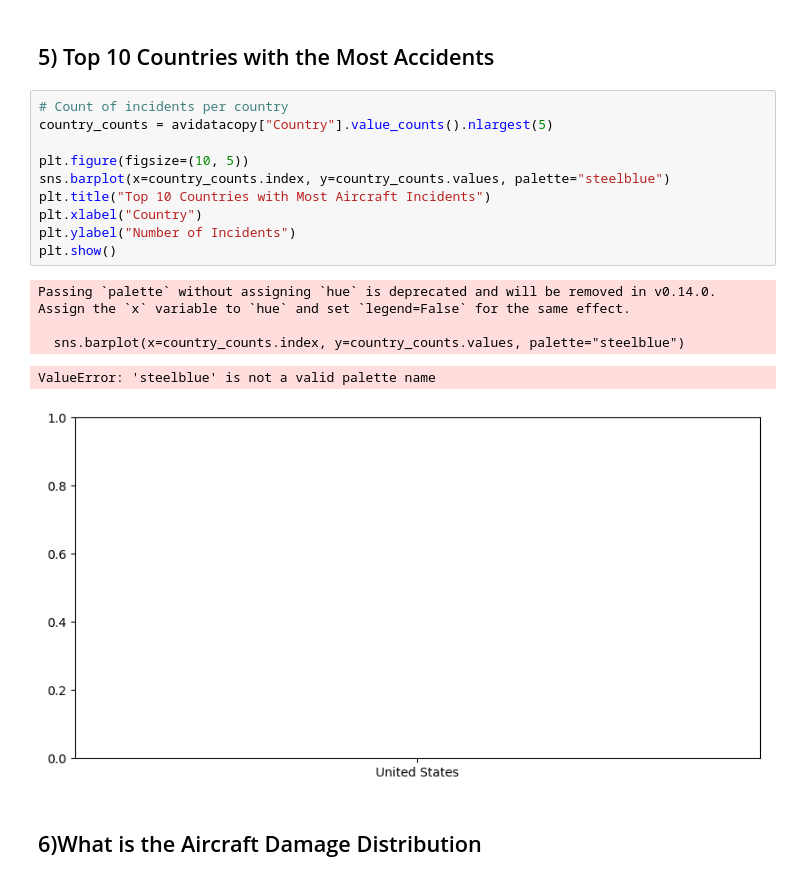
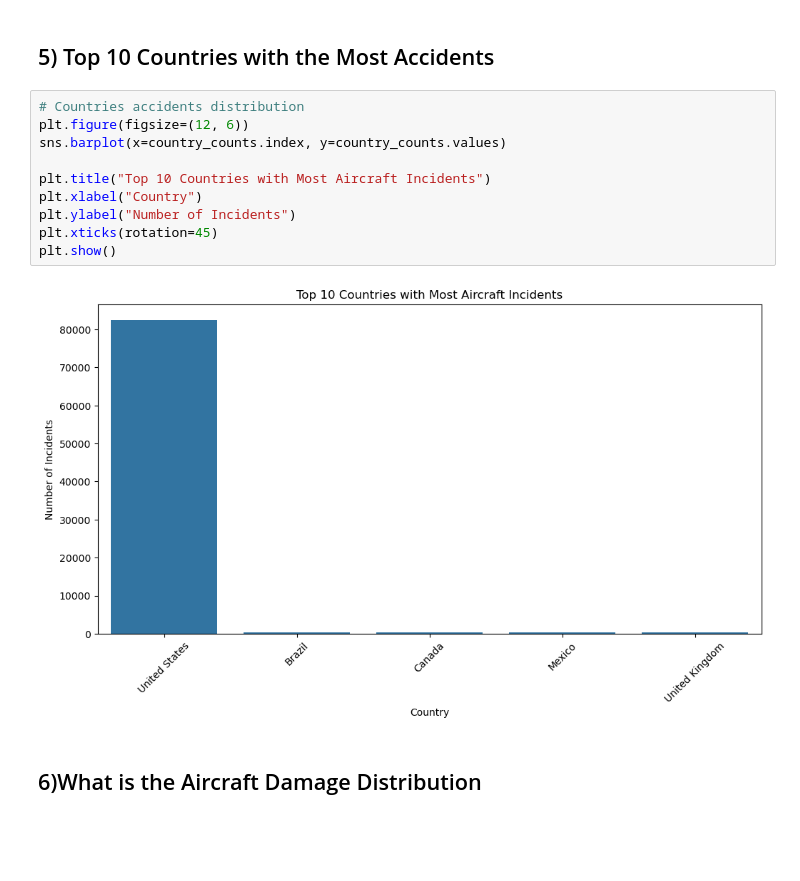
Before and after one commit to FAITHKAMANDE/AviData-Analytics, a Jupyter notebook: NoteBook.ipynb, the cells around one changed output. Cells and saved outputs as stored; diff of their text form; blank space fills up the shorter version.

```diff
--- a/NoteBook.ipynb
+++ b/NoteBook.ipynb
@@ -1130,21 +1130,17 @@ plt.show()
 # %% [markdown]
 ## 5) Top 10 Countries with the Most Accidents
 # %%
-# Count of incidents per country
-country_counts = avidatacopy["Country"].value_counts().nlargest(5)
+# Countries accidents distribution
+plt.figure(figsize=(12, 6))
+sns.barplot(x=country_counts.index, y=country_counts.values)
 
-plt.figure(figsize=(10, 5))
-sns.barplot(x=country_counts.index, y=country_counts.values, palette="steelblue")
 plt.title("Top 10 Countries with Most Aircraft Incidents")
 plt.xlabel("Country")
 plt.ylabel("Number of Incidents")
+plt.xticks(rotation=45)
 plt.show()
 # %% [output]
-Passing `palette` without assigning `hue` is deprecated and will be removed in v0.14.0. Assign the `x` variable to `hue` and set `legend=False` for the same effect.
-
-  sns.barplot(x=country_counts.index, y=country_counts.values, palette="steelblue")
-ValueError: 'steelblue' is not a valid palette name
-[figure, old version]
+[figure, new version]
 # %% [markdown]
 ## 6)What is the Aircraft Damage Distribution
 # %%
```
Also changed, not shown: parts of 2 cells of this notebook.
